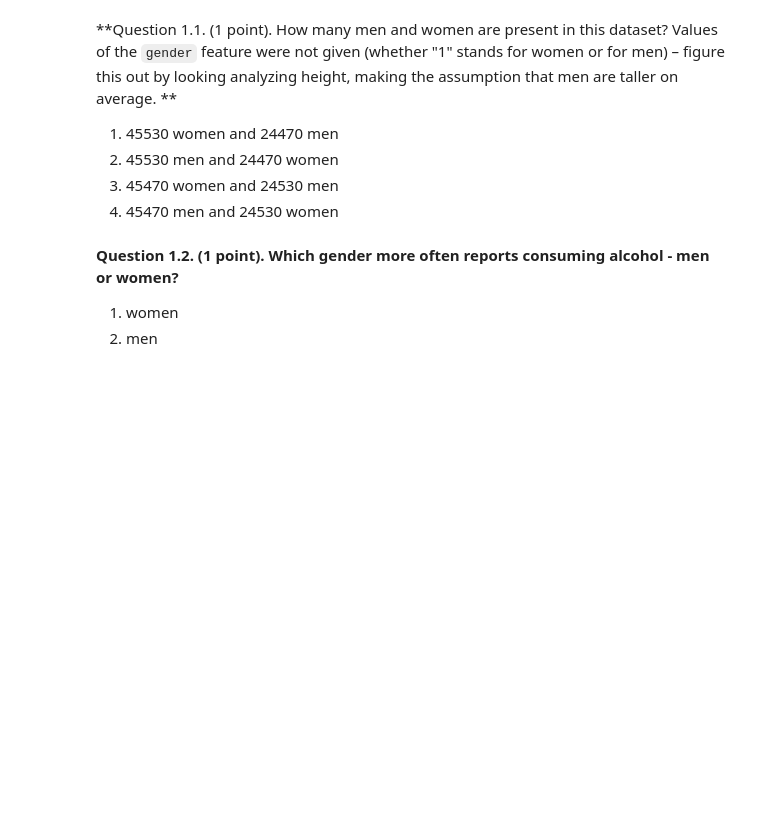
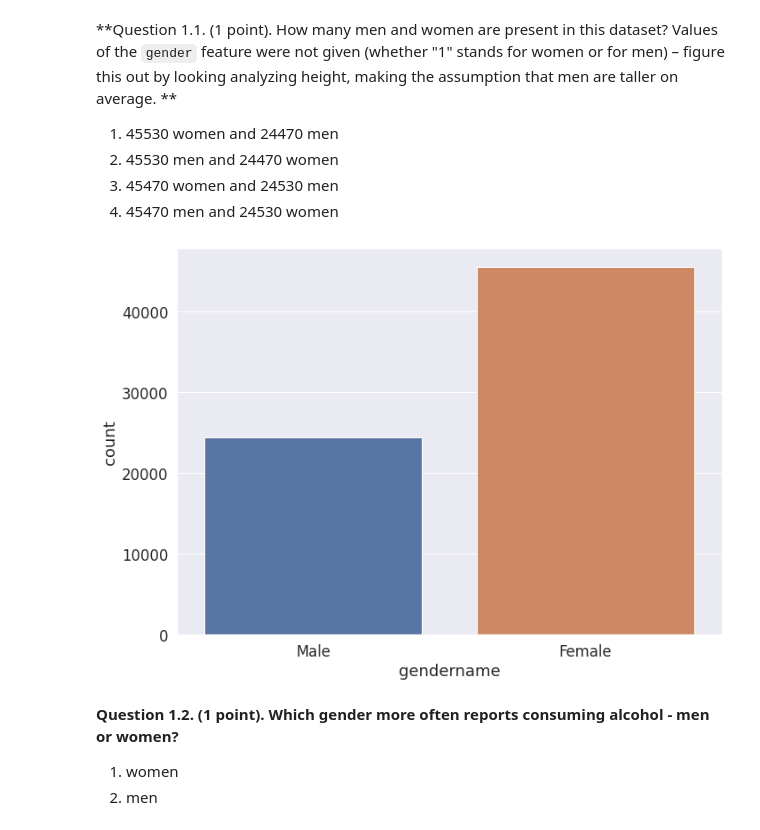
Before and after one commit to akuznetsovsp/mlcourseai_edu_projects, a Jupyter notebook: a2-demo-analyzing-cardiovascular-data.ipynb, the cells around one changed output. Drawn from its saved outputs; the diff is of its cells as text; code cells hidden in the pictures; blank space fills up the shorter version.

Commit message:
Kaggle Notebook | A2 (demo). Analyzing cardiovascular data  | Version 3

```diff
--- a/a2-demo-analyzing-cardiovascular-data.ipynb
+++ b/a2-demo-analyzing-cardiovascular-data.ipynb
@@ -174,9 +174,11 @@ In the end, we have:
 # %%
 df.groupby('gender')['height'].median() #thus 2nd category is taller than 1st -
 #2nd stands for male,1st - for female
 df['gendername'] = df['gender'].map({2:'Male', 1:'Female'})
-#df['gendername'].value_counts()
-#df['gender'].value_counts()
+df['gendername'].value_counts()
+sns.countplot(x= 'gendername', data = df);
+# %% [output]
+[figure, added]
 # %% [markdown]
 **Question 1.2. (1 point). Which gender more often reports consuming alcohol - men or women?**
 1. women
```
Also changed, not shown: parts of 6 cells of this notebook.
